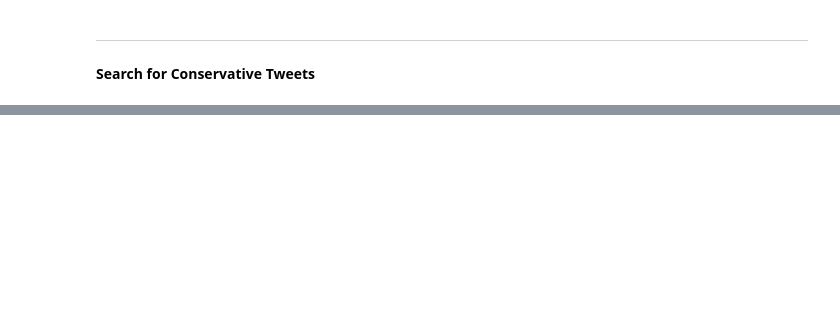
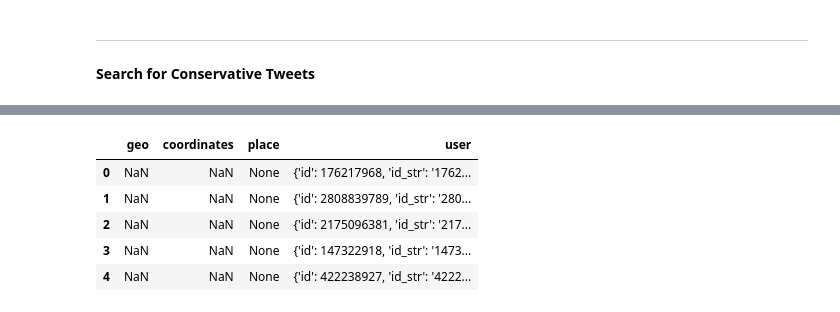
Before and after one commit to jake-w-schneider/CS109a-Group-81-Final-Project, a Jupyter notebook: API/Twitter/Twitter Elections Jake.ipynb, the cells around one changed output, grey strips where cells are left out. Drawn from its saved outputs; the diff is of its cells as text; code cells hidden in the pictures; blank space fills up the shorter version.

```diff
--- a/API/Twitter/Twitter Elections Jake.ipynb
+++ b/API/Twitter/Twitter Elections Jake.ipynb
@@ -128,0 +270,10 @@ gmap.draw("python_heatmap.html")
+# %%
+# View Location Data through "GEO"
+tweets_conservative_df[["geo", "coordinates", "place", "user"]].head()
+# %% [output]
+|  | geo | coordinates | place | user |
+| 0 | NaN | NaN | None | {'id': 176217968, 'id_str': '1762... |
+| 1 | NaN | NaN | None | {'id': 2808839789, 'id_str': '280... |
+| 2 | NaN | NaN | None | {'id': 2175096381, 'id_str': '217... |
+| 3 | NaN | NaN | None | {'id': 147322918, 'id_str': '1473... |
+| 4 | NaN | NaN | None | {'id': 422238927, 'id_str': '4222... |
```
Also changed, not shown: parts of 24 cells of this notebook, 12 other files.
